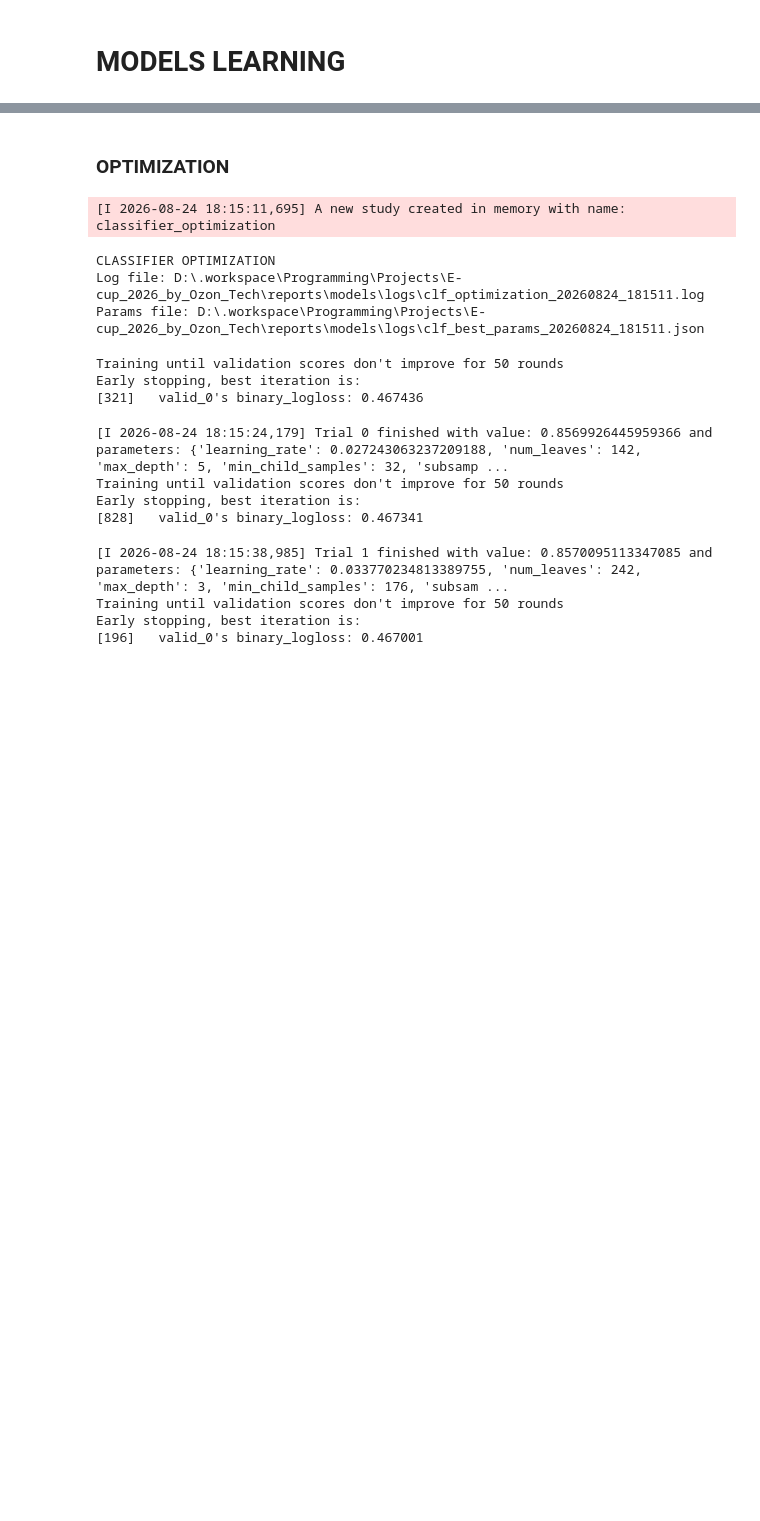
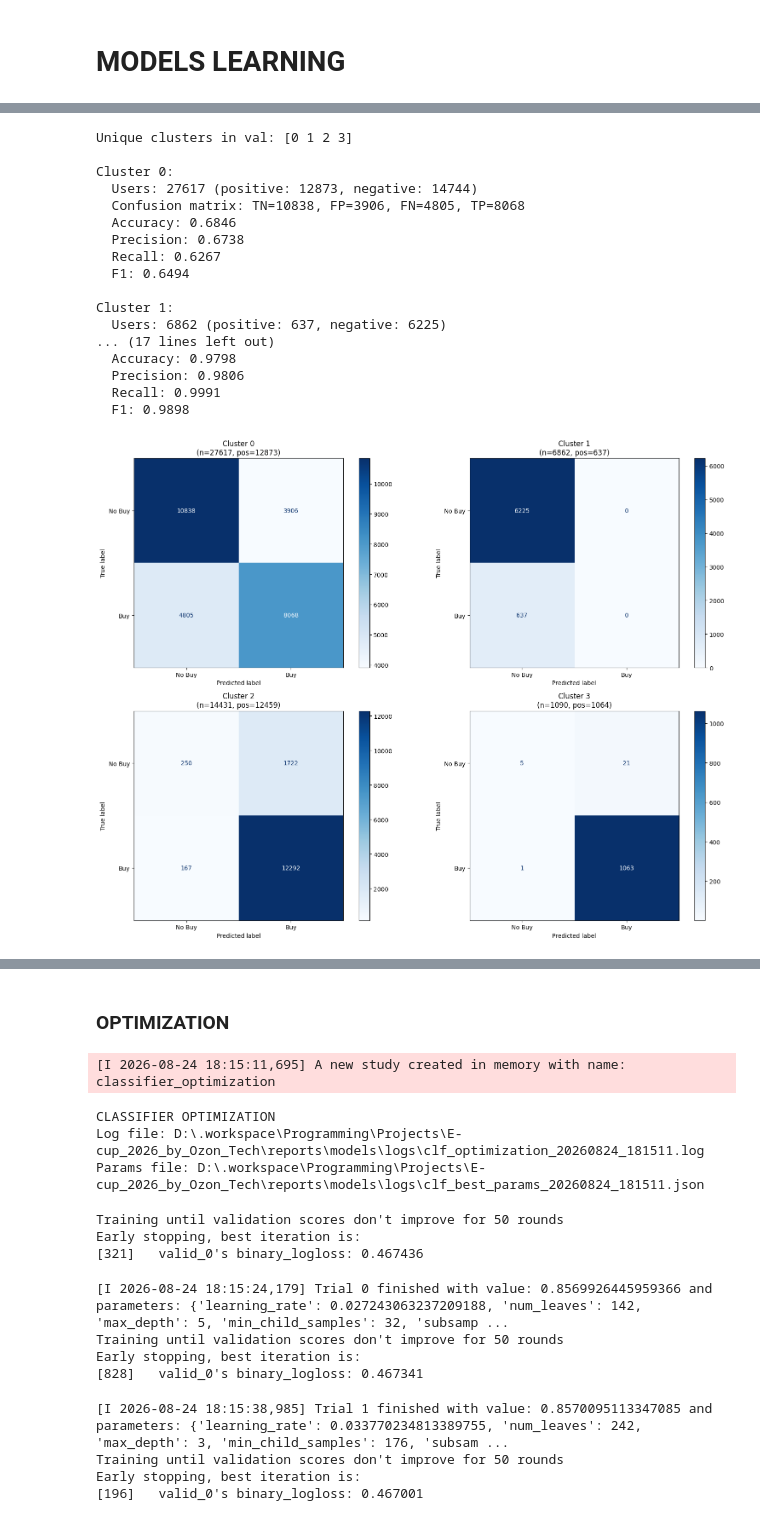
Before and after one commit to HelloImWebbieeee/E-cup_2026_by_Ozon_Tech, a Jupyter notebook: notebooks/04_models_learning.ipynb, the cells around one changed output, grey strips where cells are left out. Cells and saved outputs as stored; diff of their text form; code cells hidden in the pictures; blank space fills up the shorter version.

```diff
--- a/notebooks/04_models_learning.ipynb
+++ b/notebooks/04_models_learning.ipynb
@@ -331,0 +740,80 @@ Improvement over baseline: 40.46%
+# %%
+# ERROR ANALYSIS: CLASSIFIER BY CLUSTERS
+
+# Get cluster labels for val users
+val_clusters = all_features["cluster"].to_numpy()[val_idx]
+
+# Classifier predictions on val users
+y_clf_val_pred = clf.predict(X_clf_val)
+y_clf_val_pred_binary = (y_clf_val_pred > 0.5).astype(int)
+
+# True labels for val users
+y_clf_val_true = y_clf_val
+
+# Get unique clusters
+unique_clusters = np.unique(val_clusters)
+print(f"Unique clusters in val: {unique_clusters}")
+
+# Analyze each cluster
+fig, axes = plt.subplots(2, 2, figsize = (16, 12))
+axes = axes.flatten()
+
+for i, cluster_id in enumerate(sorted(unique_clusters)):
+    # Filter to this cluster
+    cluster_mask = val_clusters == cluster_id
+    y_true_cluster = y_clf_val_true[cluster_mask]
+    y_pred_cluster = y_clf_val_pred_binary[cluster_mask]
+    y_prob_cluster = y_clf_val_pred[cluster_mask]
+
+    # Calculate confusion matrix
+    cm = confusion_matrix(y_true_cluster, y_pred_cluster)
+
+    # Calculate metrics
+    n_users = len(y_true_cluster)
+    n_positive = y_true_cluster.sum()
+    n_negative = n_users - n_positive
+
+    tn, fp, fn, tp = cm.ravel() if cm.size == 4 else (0, 0, 0, 0)
+
+    accuracy = (tn + tp) / n_users if n_users > 0 else 0
+    precision = tp / (tp + fp) if (tp + fp) > 0 else 0
+    recall = tp / (tp + fn) if (tp + fn) > 0 else 0
+    f1 = 2 * precision * recall / (precision + recall) if (precision + recall) > 0 else 0
+
+    print(f"\nCluster {cluster_id}:")
+    print(f"  Users: {n_users} (positive: {n_positive}, negative: {n_negative})")
+    print(f"  Confusion matrix: TN={tn}, FP={fp}, FN={fn}, TP={tp}")
+    print(f"  Accuracy: {accuracy:.4f}")
+    print(f"  Precision: {precision:.4f}")
+    print(f"  Recall: {recall:.4f}")
+    print(f"  F1: {f1:.4f}")
+
+    # Plot confusion matrix
+    disp = ConfusionMatrixDisplay(confusion_matrix = cm, display_labels = ["No Buy", "Buy"])
+    disp.plot(cmap = "Blues", ax = axes[i])
+    axes[i].set_title(f"Cluster {cluster_id}\n(n={n_users}, pos={n_positive})")
+
+plt.tight_layout()
+fig.savefig(REPORTS_MODELS_GRAPHS_DIR / "02_lgbm_clf_reg_twd" / "classifier_errors_by_cluster.png", dpi = 150)
+plt.show()
+
+print(f"Classifier error analysis saved to: {REPORTS_MODELS_GRAPHS_DIR / "02_lgbm_clf_reg_twd" / 'classifier_errors_by_cluster.png'}")
+# %% [output]
+Unique clusters in val: [0 1 2 3]
+
+Cluster 0:
+  Users: 27617 (positive: 12873, negative: 14744)
+  Confusion matrix: TN=10838, FP=3906, FN=4805, TP=8068
+  Accuracy: 0.6846
+  Precision: 0.6738
+  Recall: 0.6267
+  F1: 0.6494
+
+Cluster 1:
+  Users: 6862 (positive: 637, negative: 6225)
+... (17 lines left out)
+  Accuracy: 0.9798
+  Precision: 0.9806
+  Recall: 0.9991
+  F1: 0.9898
+[figure, added]
```
Also changed, not shown: parts of 24 cells of this notebook.
